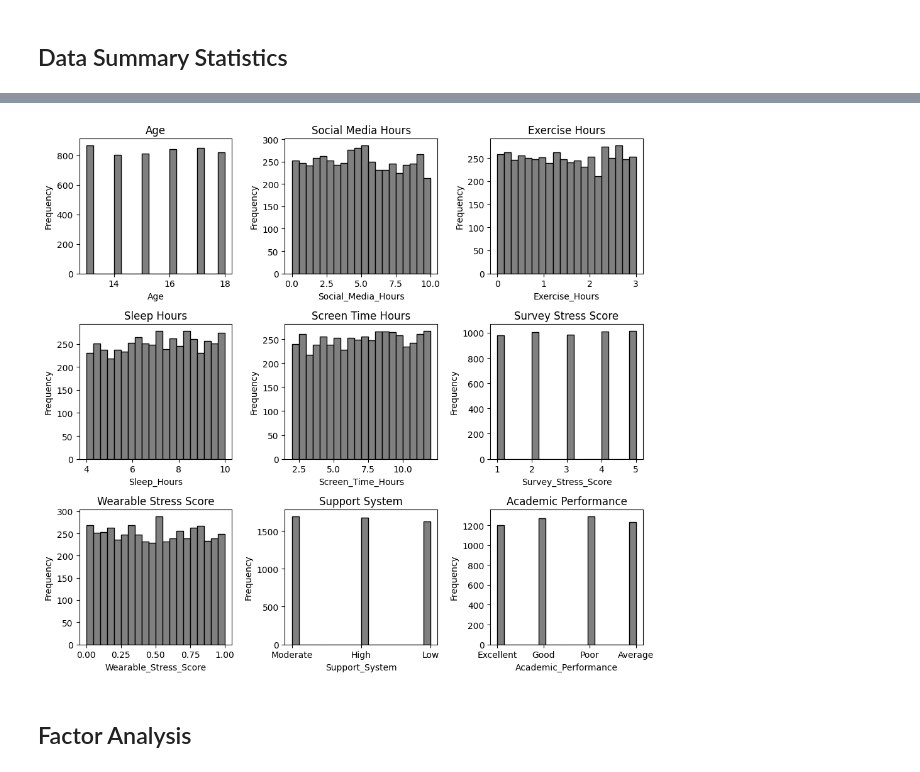
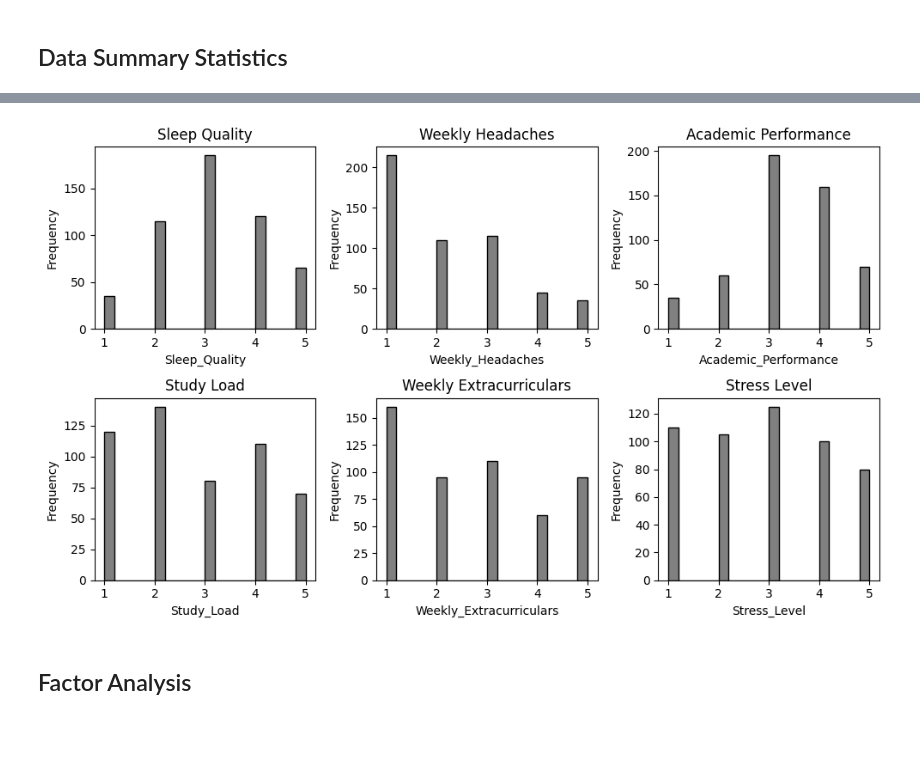
Before and after one commit to christian-arndt/repo_men, a Jupyter notebook: homeworks/project/analysis_notebook.ipynb, the cells around one changed output, grey strips where cells are left out. Saved outputs shown, nothing was run; the diff lists cells and outputs as text; code cells hidden in the pictures; blank space fills up the shorter version.

```diff
--- a/homeworks/project/analysis_notebook.ipynb
+++ b/homeworks/project/analysis_notebook.ipynb
@@ -21,4 +21,5 @@ np.set_printoptions(suppress=True)
 ## Data Preparation
 # %%
 # Import the data
-data = pd.read_csv("data/mental_health_analysis.csv")
+
+data = pd.read_csv("data/stress_factors.csv")
@@ -70,27 +70,27 @@ summary
 # %%
 # Set number of columns in the grid
-data_to_plot = data[list(filter(lambda x: x not in ["User_ID", "Gender"], data.columns))]
+data_to_plot = data
 n_cols = 3
 n_rows = int(np.ceil(len(data_to_plot.columns) / n_cols))
 
 # Create subplots
 fig, axes = plt.subplots(n_rows, n_cols, figsize=(10, 3 * n_rows))
 axes = axes.flatten()  # Flatten in case it's 2D
 
 # Plot histograms
 for i, col in enumerate(data_to_plot.columns):
     axes[i].hist(data_to_plot[col], bins=20, color='grey', edgecolor='black')
     axes[i].set_title(f'{col.replace("_", " ")}')
     axes[i].set_xlabel(col)
     axes[i].set_ylabel('Frequency')
 
 # Hide any unused subplots
 for j in range(i + 1, len(axes)):
     fig.delaxes(axes[j])
 
 plt.tight_layout()
 plt.show()
 # %% [output]
-[figure, old version]
+[figure, new version]
 # %% [markdown]
 ## Factor Analysis
```
Also changed, not shown: parts of 10 cells of this notebook, 7 other files.
